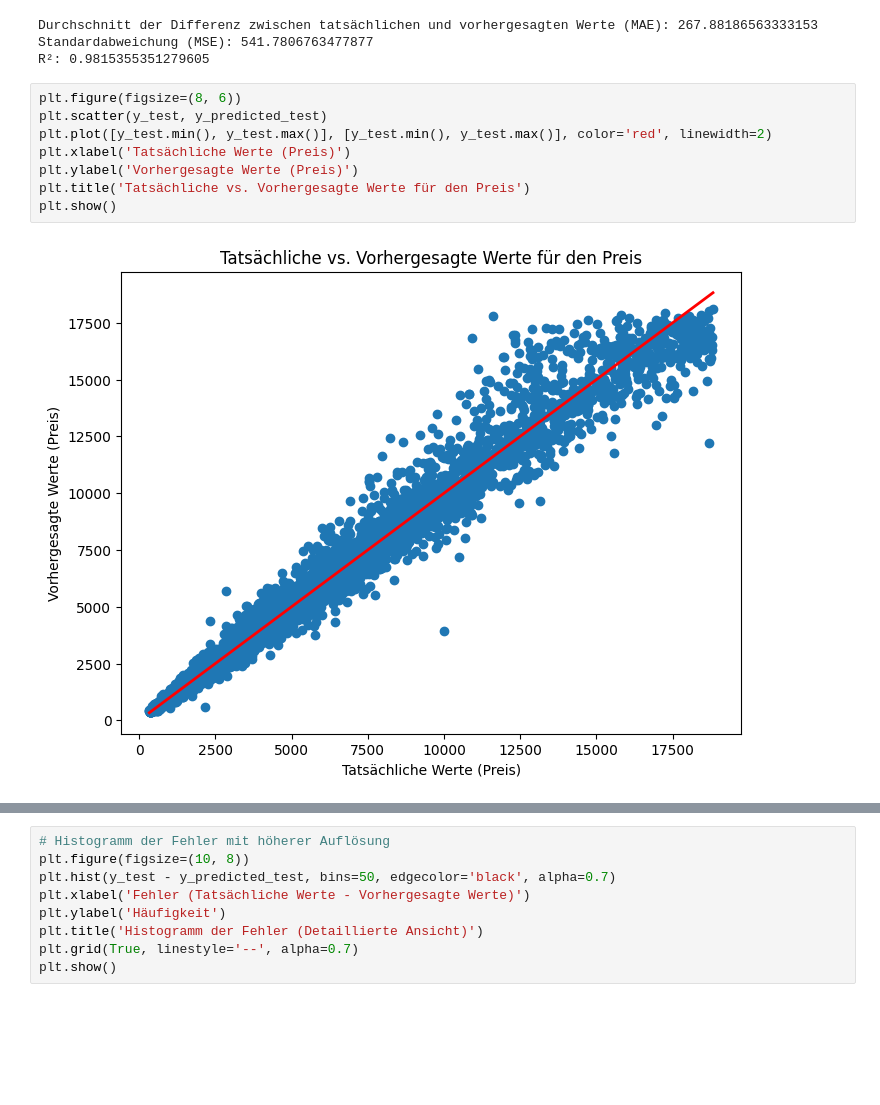
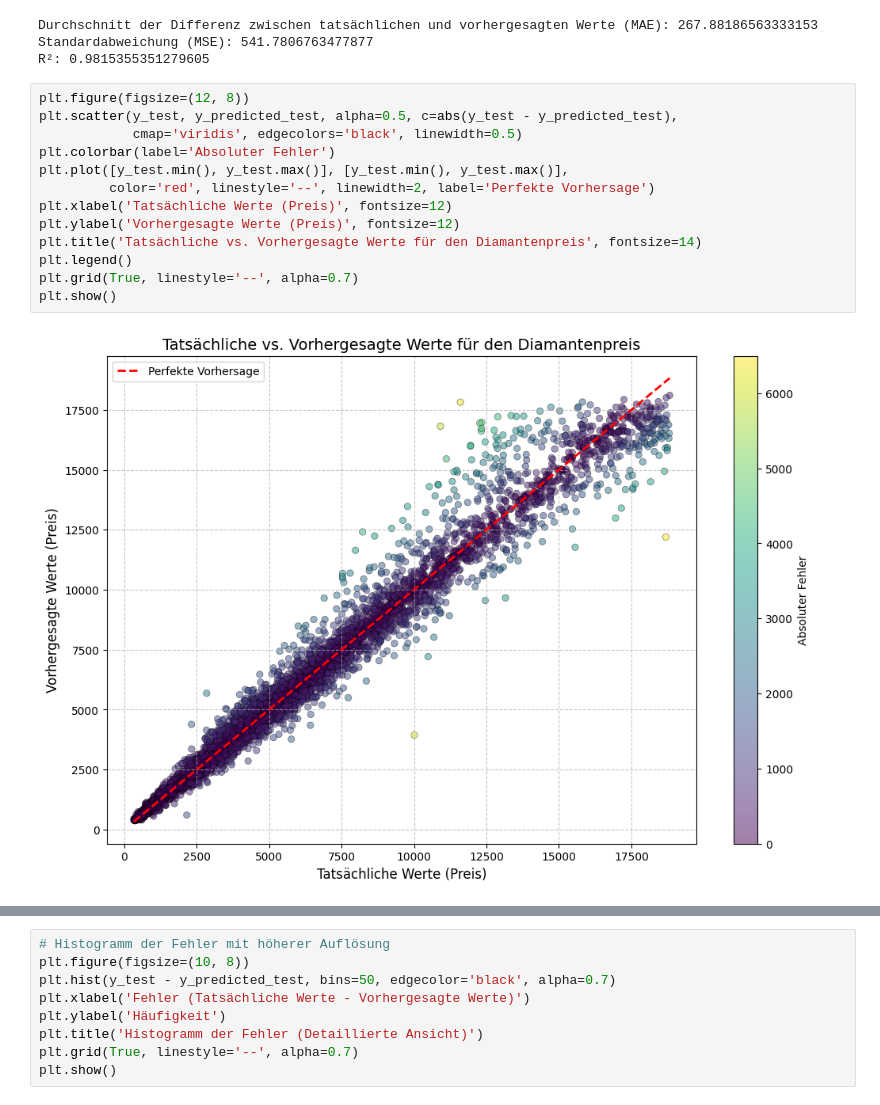
Before and after one commit to michi3001/DataScienceProject, a Jupyter notebook: notebooks/MachineLearningPart1/RegressionProblem.ipynb, the cells around one changed output, grey strips where cells are left out. Drawn from its saved outputs; the diff is of its cells as text; blank space fills up the shorter version.

```diff
--- a/notebooks/MachineLearningPart1/RegressionProblem.ipynb
+++ b/notebooks/MachineLearningPart1/RegressionProblem.ipynb
@@ -128,12 +129,17 @@ Durchschnitt der Differenz zwischen tatsächlichen und vorhergesagten Werte (MAE
 Standardabweichung (MSE): 541.7806763477877
 R²: 0.9815355351279605
 # %%
-plt.figure(figsize=(8, 6))
-plt.scatter(y_test, y_predicted_test)
-plt.plot([y_test.min(), y_test.max()], [y_test.min(), y_test.max()], color='red', linewidth=2)
-plt.xlabel('Tatsächliche Werte (Preis)')
-plt.ylabel('Vorhergesagte Werte (Preis)')
-plt.title('Tatsächliche vs. Vorhergesagte Werte für den Preis')
+plt.figure(figsize=(12, 8))
+plt.scatter(y_test, y_predicted_test, alpha=0.5, c=abs(y_test - y_predicted_test),
+            cmap='viridis', edgecolors='black', linewidth=0.5)
+plt.colorbar(label='Absoluter Fehler')
+plt.plot([y_test.min(), y_test.max()], [y_test.min(), y_test.max()],
+         color='red', linestyle='--', linewidth=2, label='Perfekte Vorhersage')
+plt.xlabel('Tatsächliche Werte (Preis)', fontsize=12)
+plt.ylabel('Vorhergesagte Werte (Preis)', fontsize=12)
+plt.title('Tatsächliche vs. Vorhergesagte Werte für den Diamantenpreis', fontsize=14)
+plt.legend()
+plt.grid(True, linestyle='--', alpha=0.7)
 plt.show()
 # %% [output]
-[figure, old version]
+[figure, new version]
```
Also changed, not shown: parts of 3 cells of this notebook, 3 other files.
